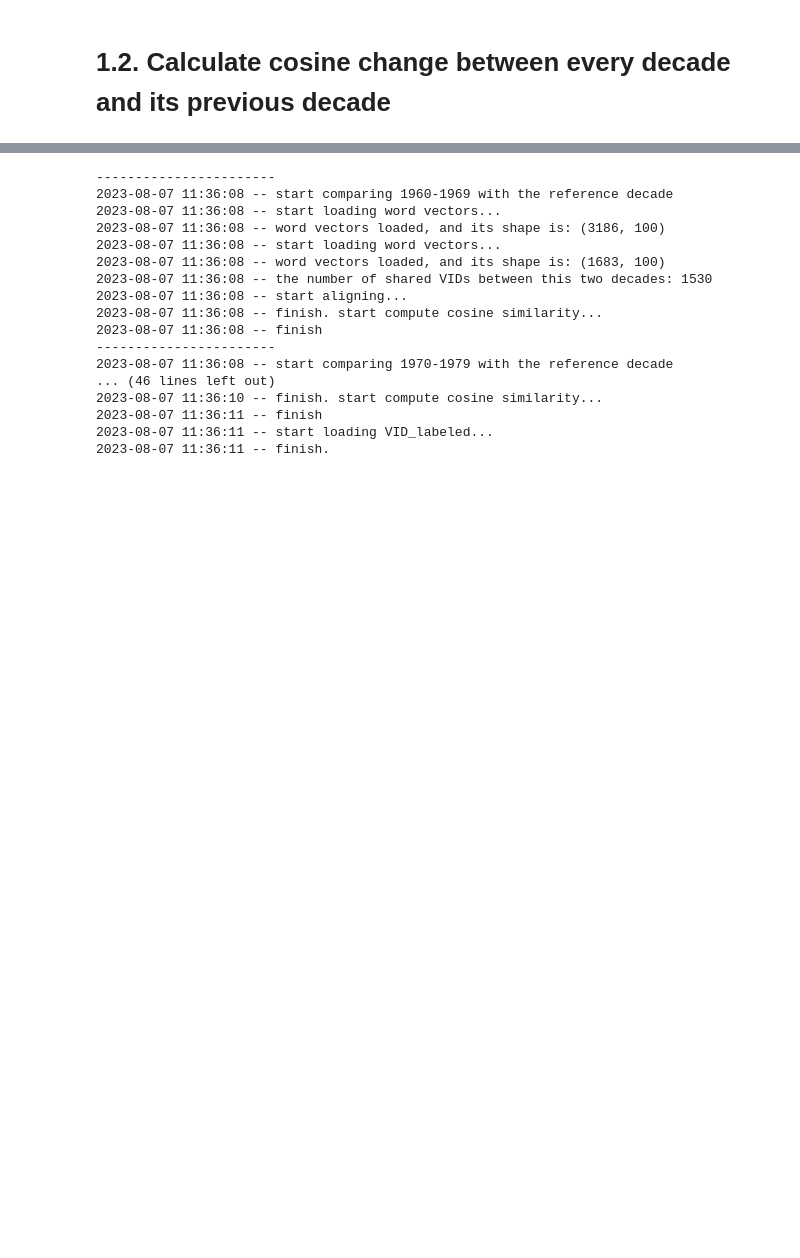
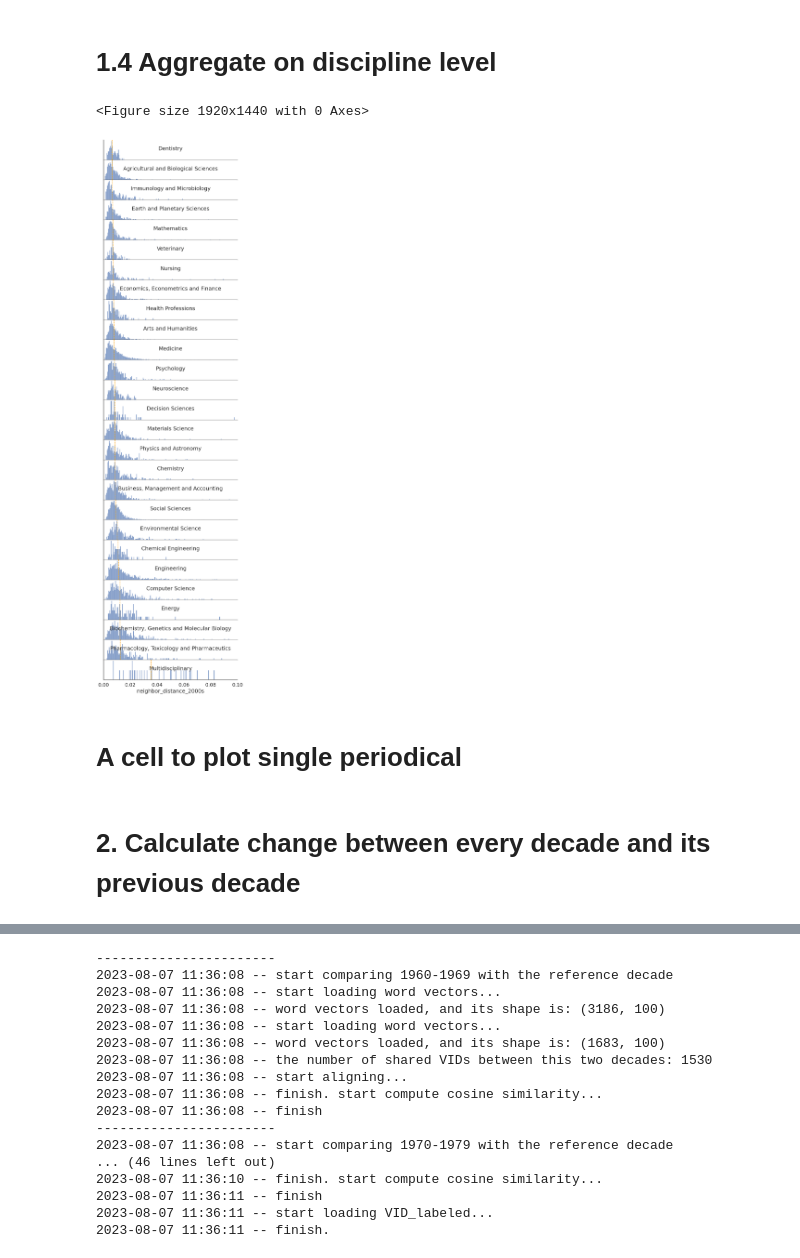
Before and after one commit to netknowledge/diachronic-p2v, a Jupyter notebook: semantic change/semantic_change.ipynb, the cells around one changed output, grey strips where cells are left out. Saved outputs shown, nothing was run; the diff lists cells and outputs as text; code cells hidden in the pictures; blank space fills up the shorter version.

```diff
--- a/semantic change/semantic_change.ipynb
+++ b/semantic change/semantic_change.ipynb
@@ -106,0 +398,14 @@ self_dist_df['scopus_label'] = self_dist_df.VID.map(lambda x:
+# %%
+def cal_distance(x, tar_neighbor_idxs, ref_neighbor_idxs, tar_vectors, ref_vectors):
+    neighbor_idx_list = list(set(tar_neighbor_idxs[x]).union(set(ref_neighbor_idxs[x])))
+    # tar_neighbor_vectors = [aligned_tar_vectors[idx] for idx in neighbor_idx_list]
+    tar_neighbor_vectors = [tar_vectors[idx] for idx in neighbor_idx_list]
+    ref_neighbor_vectors = [ref_vectors[idx] for idx in neighbor_idx_list]
+    # tar_focal_vector = aligned_tar_vectors[x]
+    tar_focal_vector = tar_vectors[x]
+    ref_focal_vector = ref_vectors[x]
+
+    tar_second_order_change = cosine_similarity(tar_focal_vector.reshape(1,-1), tar_neighbor_vectors)
+    ref_second_order_change = cosine_similarity(ref_focal_vector.reshape(1,-1), ref_neighbor_vectors)
+
+    return paired_distances(tar_second_order_change, ref_second_order_change, metric='cosine')[0]
@@ -106,0 +582,25 @@ self_dist_df['scopus_label'] = self_dist_df.VID.map(lambda x:
+# %% [markdown]
+# 1.4 Aggregate on discipline level
+# %%
+col_name = 'neighbor_distance_2000s'
+
+def plot_median(x, **kwargs):
+    plt.axvline(x.median(), c='orange', ls='--', lw=1.5)
+
+plt.figure(dpi=300)
+sns.set(style='white', font_scale=1.5)
+g = sns.FacetGrid(data=neighbor_dist_df, col='scopus_label',
+                  col_wrap=1, aspect=8, height=1.0, xlim=(0.0, 0.1), sharey=False,
+                  col_order=neighbor_dist_df.groupby('scopus_label').agg({col_name:'median'}).sort_values(by=col_name).index.to_list()
+                 )
+g.map(sns.histplot, col_name, stat='density', binwidth=0.0005, edgecolor=None)
+g.map(plot_median, col_name)
+g.set_titles(col_template='{col_name}',row_template=" ", x=0.5, y=0.4)
+g.figure.subplots_adjust(wspace=0, hspace=0)
+for ax in g.axes.flatten():
+    ax.set_ylabel('')
+    ax.set_yticks([])
+plt.show()
+# %% [output]
+<Figure size 1920x1440 with 0 Axes>
+[figure, added]
@@ -106,0 +645,2 @@ self_dist_df['scopus_label'] = self_dist_df.VID.map(lambda x:
+# %% [markdown]
+# A cell to plot single periodical
@@ -107,2 +675,2 @@ self_dist_df['scopus_label'] = self_dist_df.VID.map(lambda x:
 # %% [markdown]
-# 1.2. Calculate cosine change between every decade and its previous decade
+# 2. Calculate change between every decade and its previous decade
```
Also changed, not shown: parts of 93 cells of this notebook.
